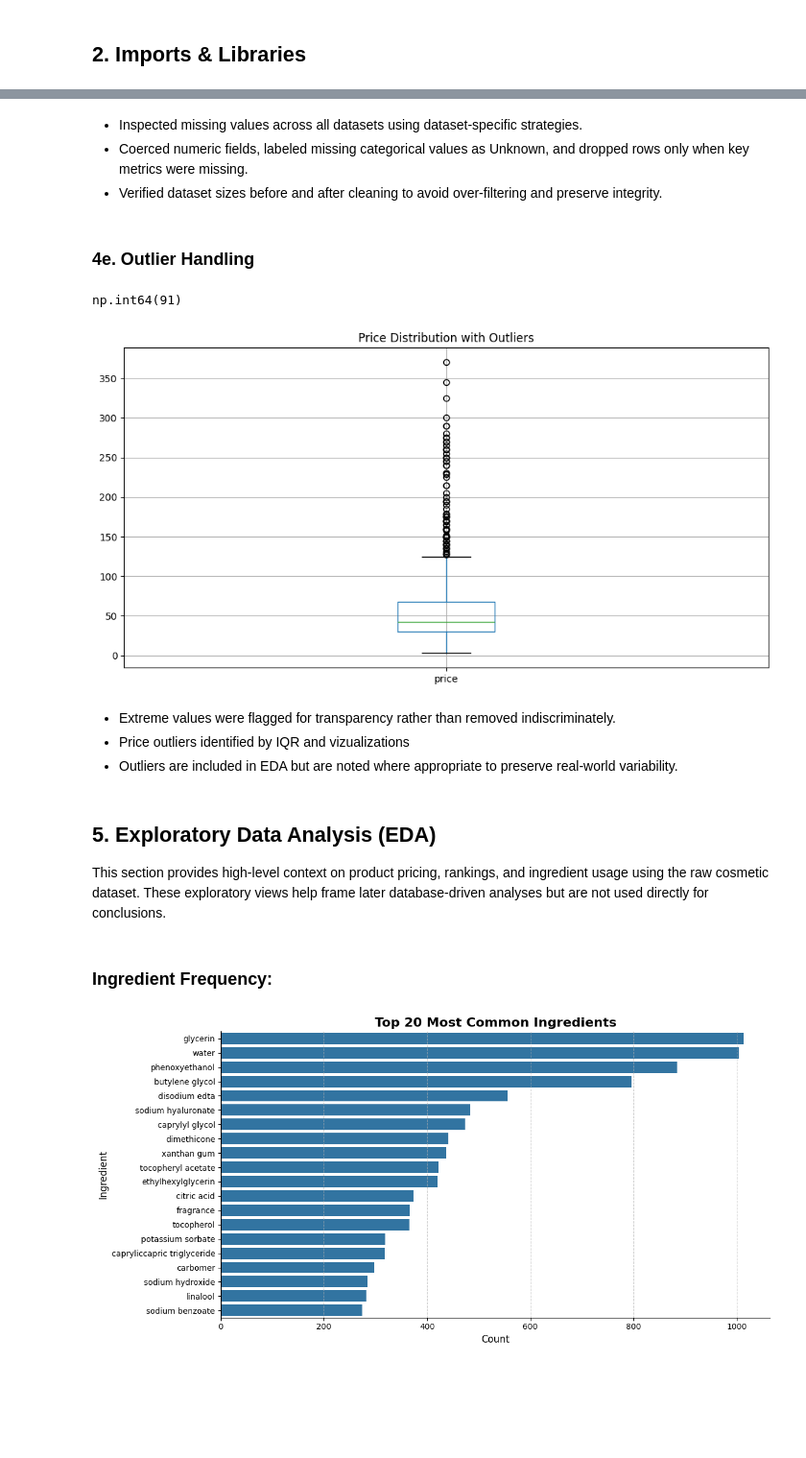
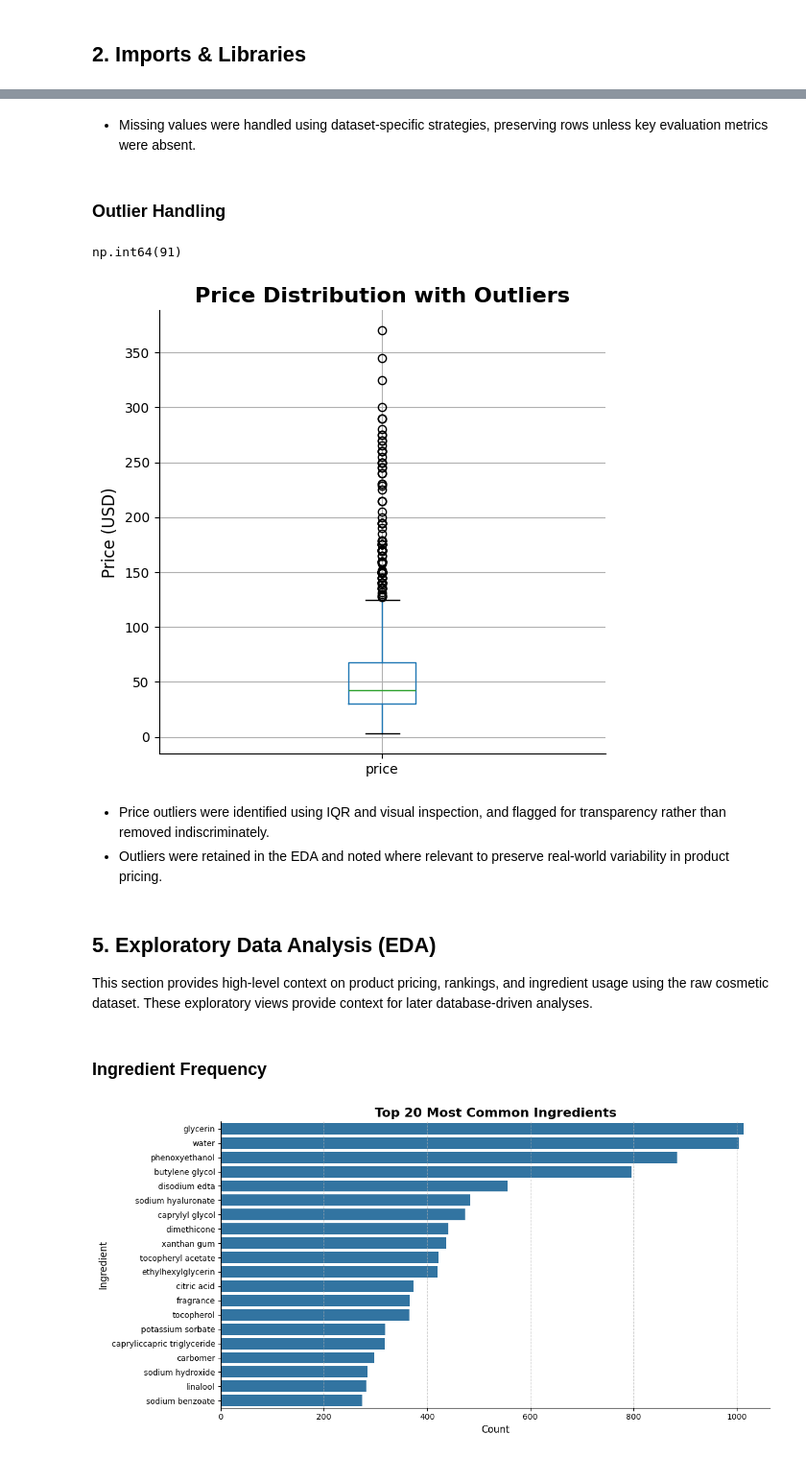
Before and after one commit to angelakberry/beauty_wizard, a Jupyter notebook: beauty_wizard.ipynb, the cells around one changed output, grey strips where cells are left out. Shown at 96% size. Cells and saved outputs as stored; diff of their text form; code cells hidden in the pictures; blank space fills up the shorter version.

```diff
--- a/beauty_wizard.ipynb
+++ b/beauty_wizard.ipynb
@@ -19,6 +17,7 @@ This capstone project synthesizes multiple exploratory and pipeline notebooks in
 ## 2. Imports & Libraries
 # %%
 import matplotlib.pyplot as plt
+import matplotlib.ticker as mtick
 import numpy as np
 import pandas as pd
 from pathlib import Path
@@ -26,8 +25,6 @@ from PIL import Image
 import re
 import seaborn as sns
 import sqlite3
-
-plt.rcParams['figure.figsize'] = (12,6)
 # %% [markdown]
 ## 3. Data Sources
 
@@ -178,7 +150,7 @@ def clean_ingredient_column(df, ingredient_col):
 
     # Normalize each ingredient token
     df['ingredient_list_norm'] = df['ingredient_list'].apply(
-        lambda lst: [normalize(i) for i in lst]
+        lambda lst: [normalize_text(i) for i in lst]
     )
 
     return df
@@ -246,9 +190,7 @@ cscp.shape
 # %% [markdown]
-* Inspected missing values across all datasets using dataset-specific strategies.
-* Coerced numeric fields, labeled missing categorical values as Unknown, and dropped rows only when key metrics were missing.
-* Verified dataset sizes before and after cleaning to avoid over-filtering and preserve integrity.
+- Missing values were handled using dataset-specific strategies, preserving rows unless key evaluation metrics were absent.
 # %% [markdown]
-### 4e. Outlier Handling
+### Outlier Handling
 # %%
 # IQR method to flag extreme values:
 def detect_outliers_iqr(series):
@@ -270,25 +211,25 @@ np.int64(91)
 cosmetic["price_outlier"] = cosmetic["price"].isin(price_outliers)
 # %%
-# Visualization to help with decision making
-plt.figure(figsize=(12, 6))
+plt.figure(figsize=(6, 6))
 cosmetic.boxplot(column="price")
-plt.title("Price Distribution with Outliers")
+plt.title("Price Distribution with Outliers", fontsize=16, weight='bold')
+plt.ylabel("Price (USD)", fontsize=12)
+sns.despine()
 plt.show()
 # %% [output]
-[figure, old version]
+[figure, new version]
 # %% [markdown]
-* Extreme values were flagged for transparency rather than removed indiscriminately.
-* Price outliers identified by IQR and vizualizations
-* Outliers are included in EDA but are noted where appropriate to preserve real-world variability.
+- Price outliers were identified using IQR and visual inspection, and flagged for transparency rather than removed indiscriminately.
+- Outliers were retained in the EDA and noted where relevant to preserve real-world variability in product pricing.
 # %% [markdown]
 ## 5. Exploratory Data Analysis (EDA)
-This section provides high-level context on product pricing, rankings, and ingredient usage using the raw cosmetic dataset. These exploratory views help frame later database-driven analyses but are not used directly for conclusions.
+This section provides high-level context on product pricing, rankings, and ingredient usage using the raw cosmetic dataset. These exploratory views provide context for later database-driven analyses.
 # %%
 # Derived columns for EDA
 cosmetic['num_ingredients'] = cosmetic['ingredient_list'].apply(len)
 cosmetic_exploded = cosmetic.explode('ingredient_list')
 # %% [markdown]
-### Ingredient Frequency:
+### Ingredient Frequency
 # %%
 # Get top 20 ingredients by frequency
 top_ingredients = (
```
Also changed, not shown: parts of 53 cells of this notebook, 1 other file.
